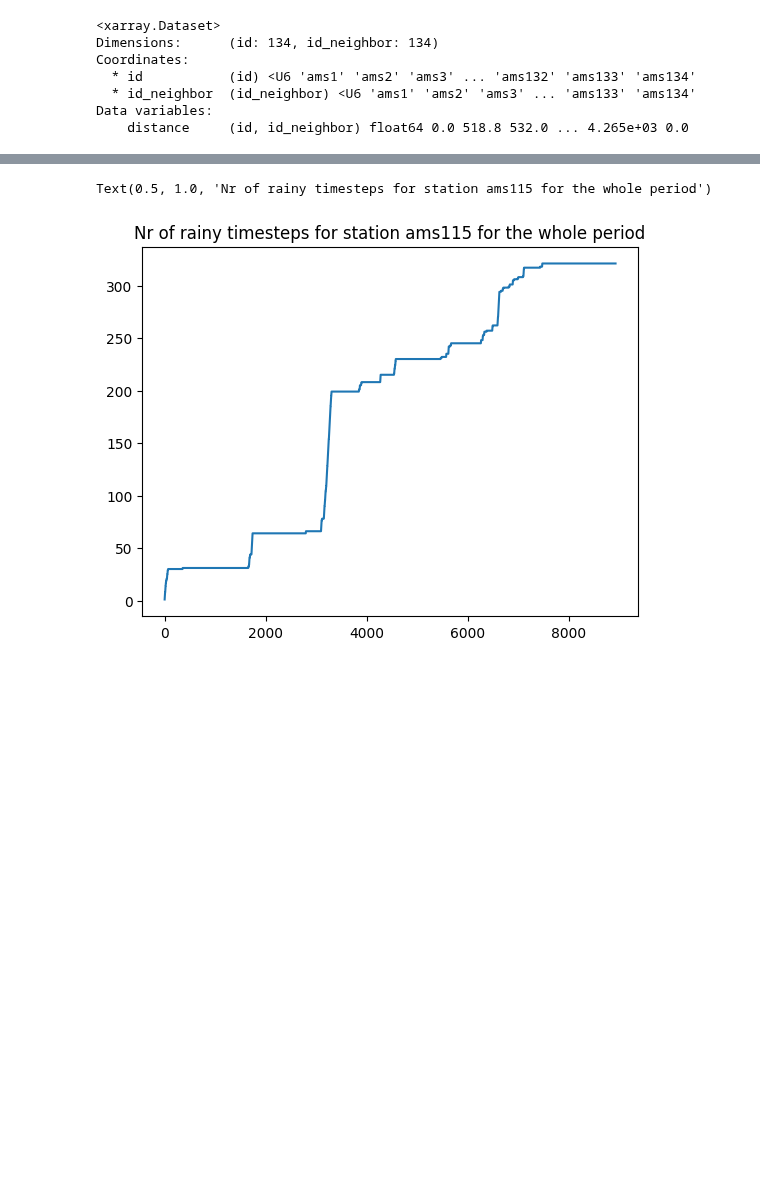
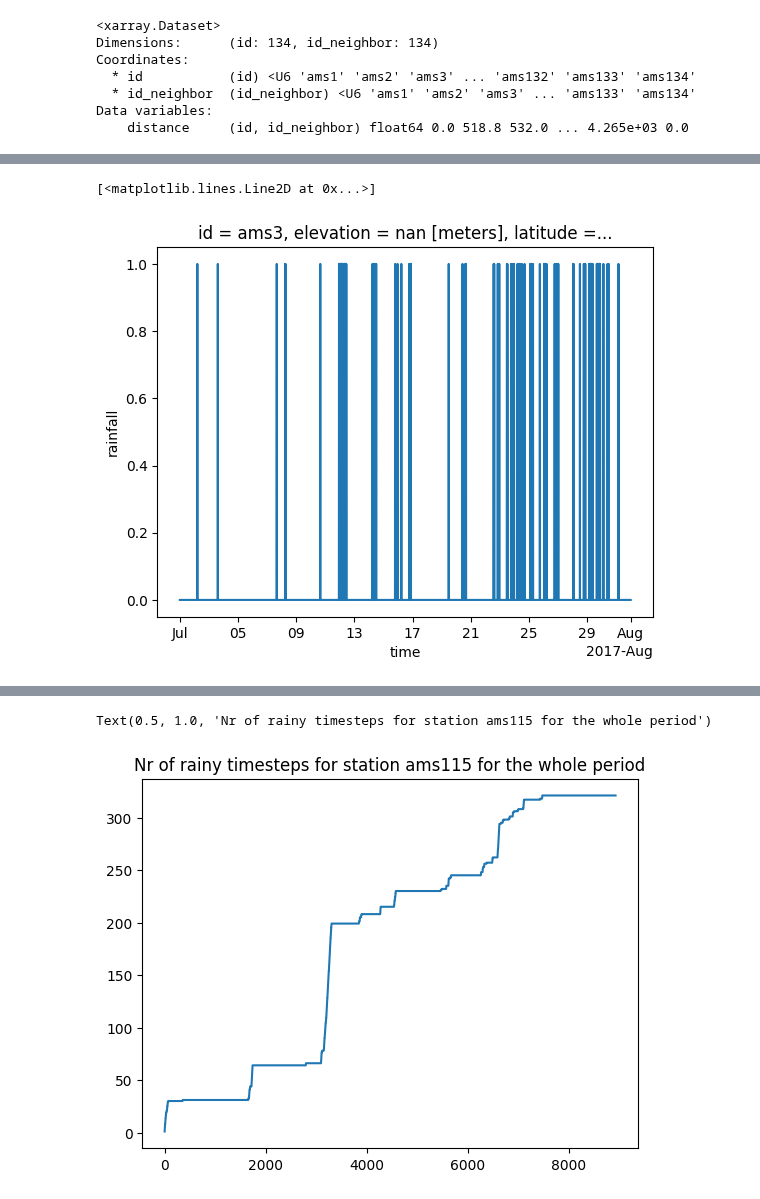
Before and after one commit to lepetersson/pypwsqc, a Jupyter notebook: docs/notebooks/station_outlier_filter.ipynb, the cells around one changed output, grey strips where cells are left out. Cells and saved outputs as stored; diff of their text form; code cells hidden in the pictures; blank space fills up the shorter version.

```diff
--- a/docs/notebooks/station_outlier_filter.ipynb
+++ b/docs/notebooks/station_outlier_filter.ipynb
@@ -144,0 +136,5 @@ a
+# %%
+rainy_timestep.sel(id="ams3").plot()
+# %% [output]
+[<matplotlib.lines.Line2D at 0x...>]
+[figure, added]
```
Also changed, not shown: parts of 25 cells of this notebook.
